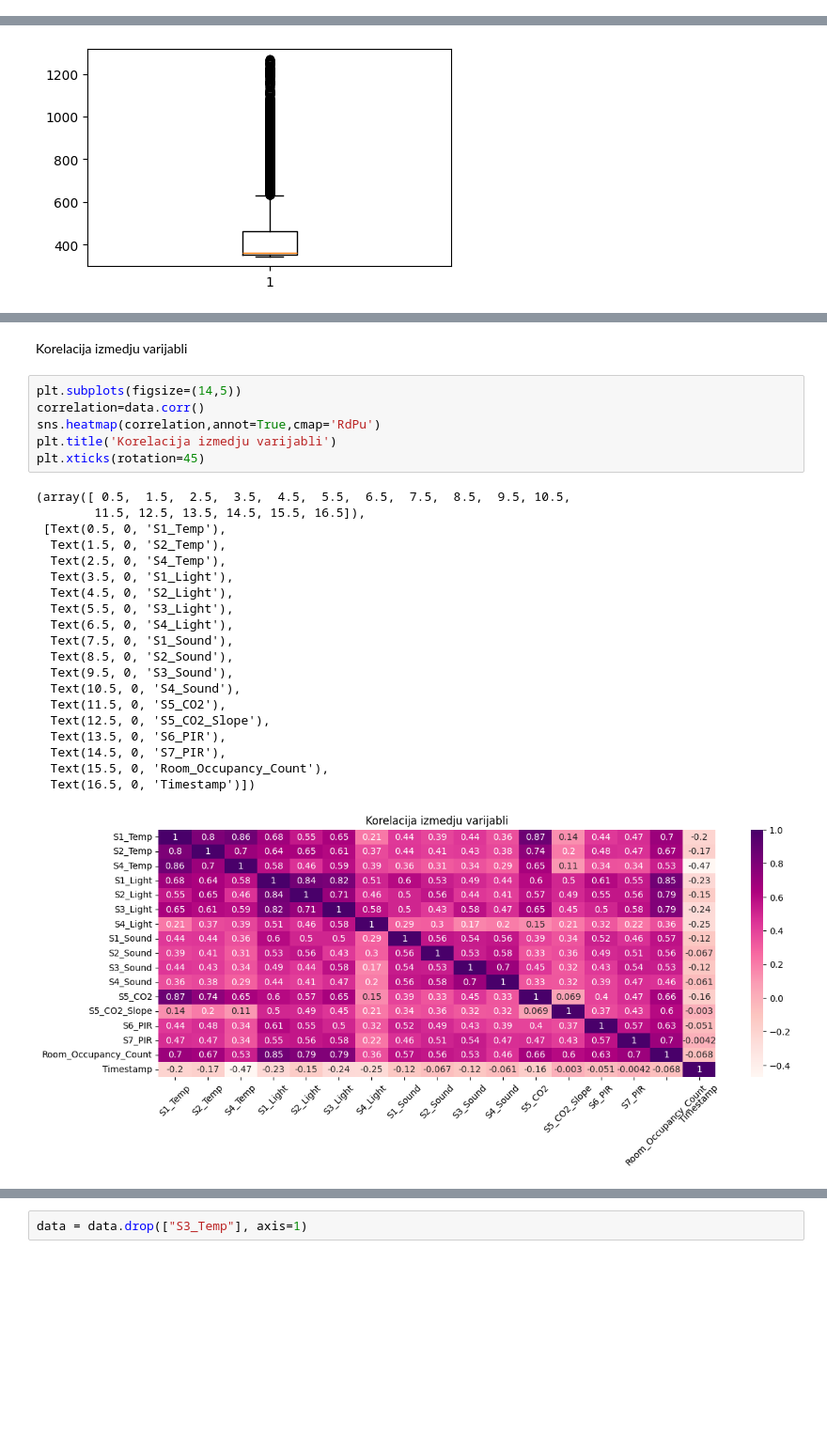
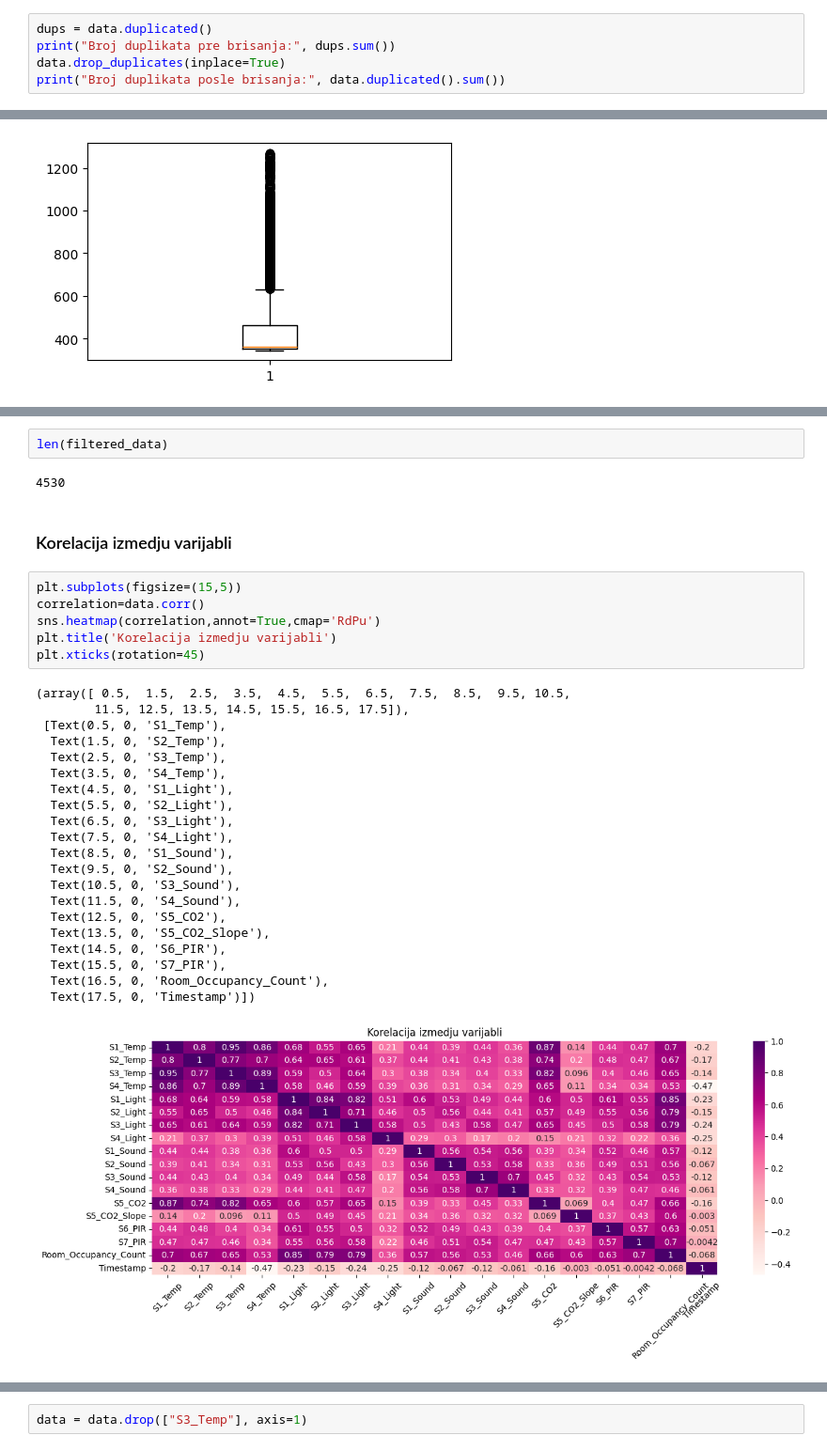
Before and after one commit to NastasijaaS/Machine-Learning-Classification, a Jupyter notebook: projekat1.ipynb, the cells around one changed output, grey strips where cells are left out. Shown at 94% size. Saved outputs shown, nothing was run; the diff lists cells and outputs as text; blank space fills up the shorter version.

```diff
--- a/projekat1.ipynb
+++ b/projekat1.ipynb
@@ -147,0 +167,5 @@ data.describe()
+# %%
+dups = data.duplicated()
+print("Broj duplikata pre brisanja:", dups.sum())
+data.drop_duplicates(inplace=True)
+print("Broj duplikata posle brisanja:", data.duplicated().sum())
@@ -229,30 +292,35 @@ for column in data.columns[7:13]:
+# %%
+len(filtered_data)
+# %% [output]
+4530
 # %% [markdown]
-Korelacija izmedju varijabli
+### Korelacija izmedju varijabli
 # %%
-plt.subplots(figsize=(14,5))
+plt.subplots(figsize=(15,5))
 correlation=data.corr()
 sns.heatmap(correlation,annot=True,cmap='RdPu')
 plt.title('Korelacija izmedju varijabli')
 plt.xticks(rotation=45)
 # %% [output]
 (array([ 0.5,  1.5,  2.5,  3.5,  4.5,  5.5,  6.5,  7.5,  8.5,  9.5, 10.5,
-        11.5, 12.5, 13.5, 14.5, 15.5, 16.5]),
+        11.5, 12.5, 13.5, 14.5, 15.5, 16.5, 17.5]),
  [Text(0.5, 0, 'S1_Temp'),
   Text(1.5, 0, 'S2_Temp'),
-  Text(2.5, 0, 'S4_Temp'),
-  Text(3.5, 0, 'S1_Light'),
-  Text(4.5, 0, 'S2_Light'),
-  Text(5.5, 0, 'S3_Light'),
-  Text(6.5, 0, 'S4_Light'),
-  Text(7.5, 0, 'S1_Sound'),
-  Text(8.5, 0, 'S2_Sound'),
-  Text(9.5, 0, 'S3_Sound'),
-  Text(10.5, 0, 'S4_Sound'),
-  Text(11.5, 0, 'S5_CO2'),
-  Text(12.5, 0, 'S5_CO2_Slope'),
-  Text(13.5, 0, 'S6_PIR'),
-  Text(14.5, 0, 'S7_PIR'),
-  Text(15.5, 0, 'Room_Occupancy_Count'),
-  Text(16.5, 0, 'Timestamp')])
+  Text(2.5, 0, 'S3_Temp'),
+  Text(3.5, 0, 'S4_Temp'),
+  Text(4.5, 0, 'S1_Light'),
+  Text(5.5, 0, 'S2_Light'),
+  Text(6.5, 0, 'S3_Light'),
+  Text(7.5, 0, 'S4_Light'),
+  Text(8.5, 0, 'S1_Sound'),
+  Text(9.5, 0, 'S2_Sound'),
+  Text(10.5, 0, 'S3_Sound'),
+  Text(11.5, 0, 'S4_Sound'),
+  Text(12.5, 0, 'S5_CO2'),
+  Text(13.5, 0, 'S5_CO2_Slope'),
+  Text(14.5, 0, 'S6_PIR'),
+  Text(15.5, 0, 'S7_PIR'),
+  Text(16.5, 0, 'Room_Occupancy_Count'),
+  Text(17.5, 0, 'Timestamp')])
-[figure, old version]
+[figure, new version]
 # %% [markdown]
```
Also changed, not shown: parts of 198 cells of this notebook.
